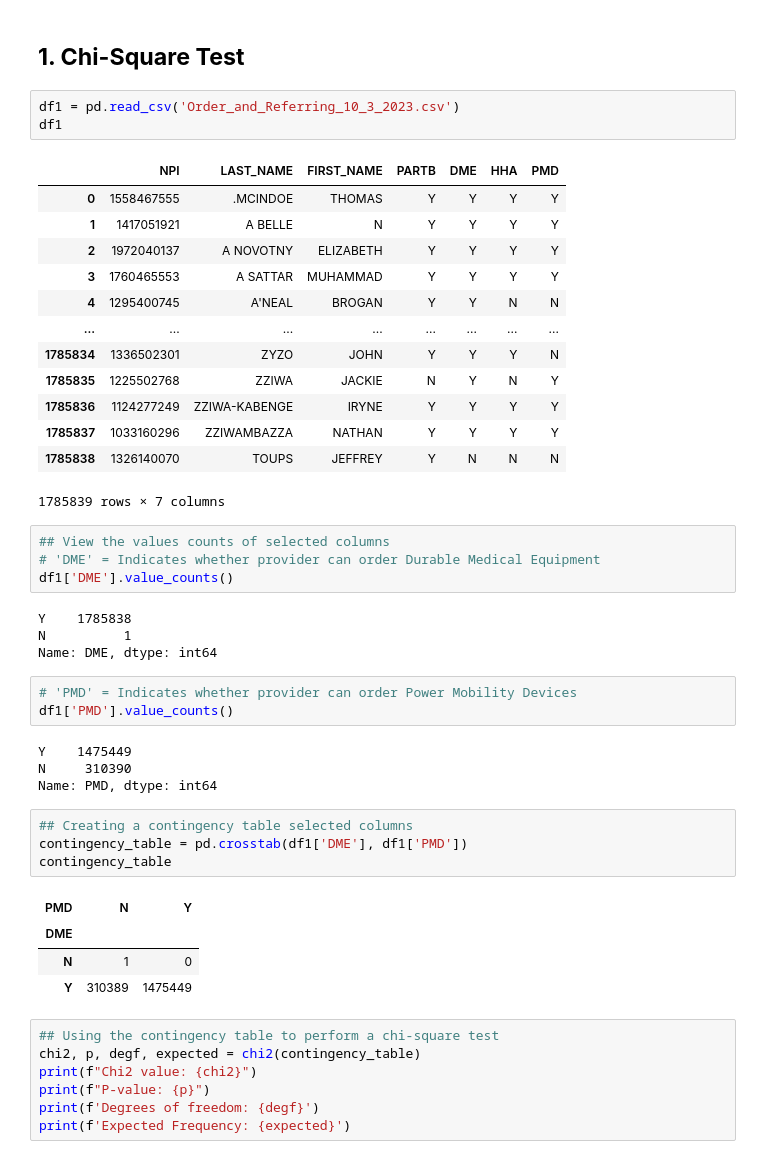
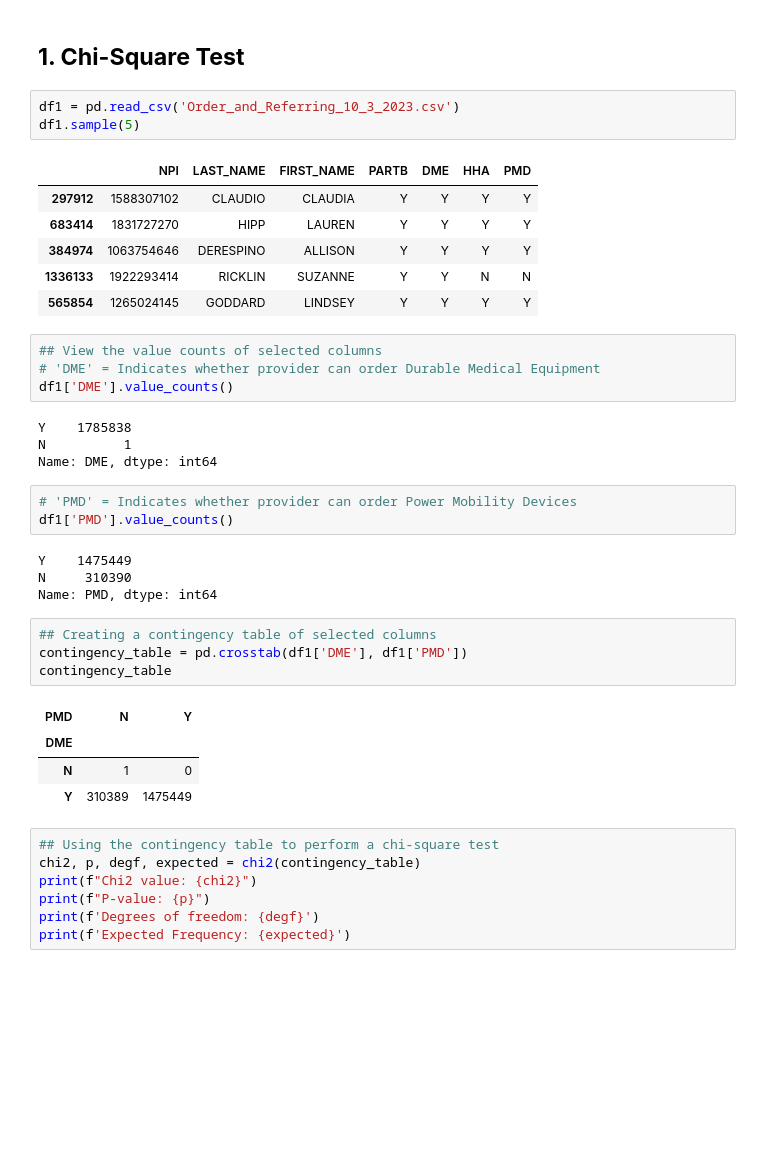
Before and after one commit to c-susan/datasci_5_statistics, a Jupyter notebook: python_statistics.ipynb, the cells around one changed output. Drawn from its saved outputs; the diff is of its cells as text; blank space fills up the shorter version.

```diff
--- a/python_statistics.ipynb
+++ b/python_statistics.ipynb
@@ -11,23 +11,16 @@ from statsmodels.formula.api import ols
 ## **1. Chi-Square Test**
 # %%
 df1 = pd.read_csv('Order_and_Referring_10_3_2023.csv')
-df1
+df1.sample(5)
 # %% [output]
 |  | NPI | LAST_NAME | FIRST_NAME | PARTB | DME | HHA | PMD |
-| 0 | 1558467555 | .MCINDOE | THOMAS | Y | Y | Y | Y |
-| 1 | 1417051921 | A BELLE | N | Y | Y | Y | Y |
-| 2 | 1972040137 | A NOVOTNY | ELIZABETH | Y | Y | Y | Y |
-| 3 | 1760465553 | A SATTAR | MUHAMMAD | Y | Y | Y | Y |
-| 4 | 1295400745 | A'NEAL | BROGAN | Y | Y | N | N |
-| ... | ... | ... | ... | ... | ... | ... | ... |
-| 1785834 | 1336502301 | ZYZO | JOHN | Y | Y | Y | N |
-| 1785835 | 1225502768 | ZZIWA | JACKIE | N | Y | N | Y |
-| 1785836 | 1124277249 | ZZIWA-KABENGE | IRYNE | Y | Y | Y | Y |
-| 1785837 | 1033160296 | ZZIWAMBAZZA | NATHAN | Y | Y | Y | Y |
-| 1785838 | 1326140070 | TOUPS | JEFFREY | Y | N | N | N |
+| 297912 | 1588307102 | CLAUDIO | CLAUDIA | Y | Y | Y | Y |
+| 683414 | 1831727270 | HIPP | LAUREN | Y | Y | Y | Y |
+| 384974 | 1063754646 | DERESPINO | ALLISON | Y | Y | Y | Y |
+| 1336133 | 1922293414 | RICKLIN | SUZANNE | Y | Y | N | N |
+| 565854 | 1265024145 | GODDARD | LINDSEY | Y | Y | Y | Y |
-1785839 rows × 7 columns
 # %%
-## View the values counts of selected columns
+## View the value counts of selected columns
 # 'DME' = Indicates whether provider can order Durable Medical Equipment
 df1['DME'].value_counts()
 # %% [output]
@@ -42,7 +35,7 @@ Y    1475449
 N     310390
 Name: PMD, dtype: int64
 # %%
-## Creating a contingency table selected columns
+## Creating a contingency table of selected columns
 contingency_table = pd.crosstab(df1['DME'], df1['PMD'])
 contingency_table
 # %% [output]
```
Also changed, not shown: parts of 6 cells of this notebook.
